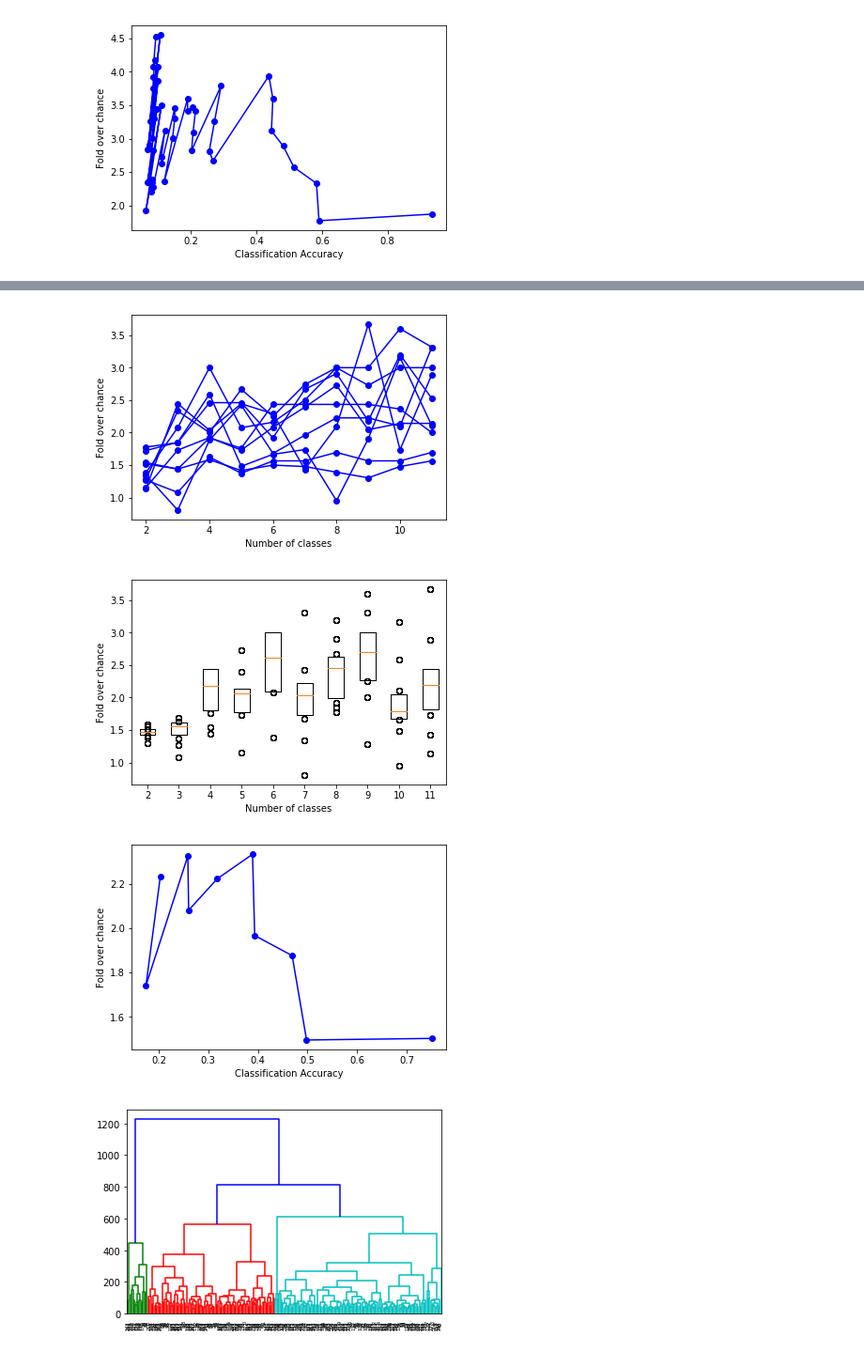
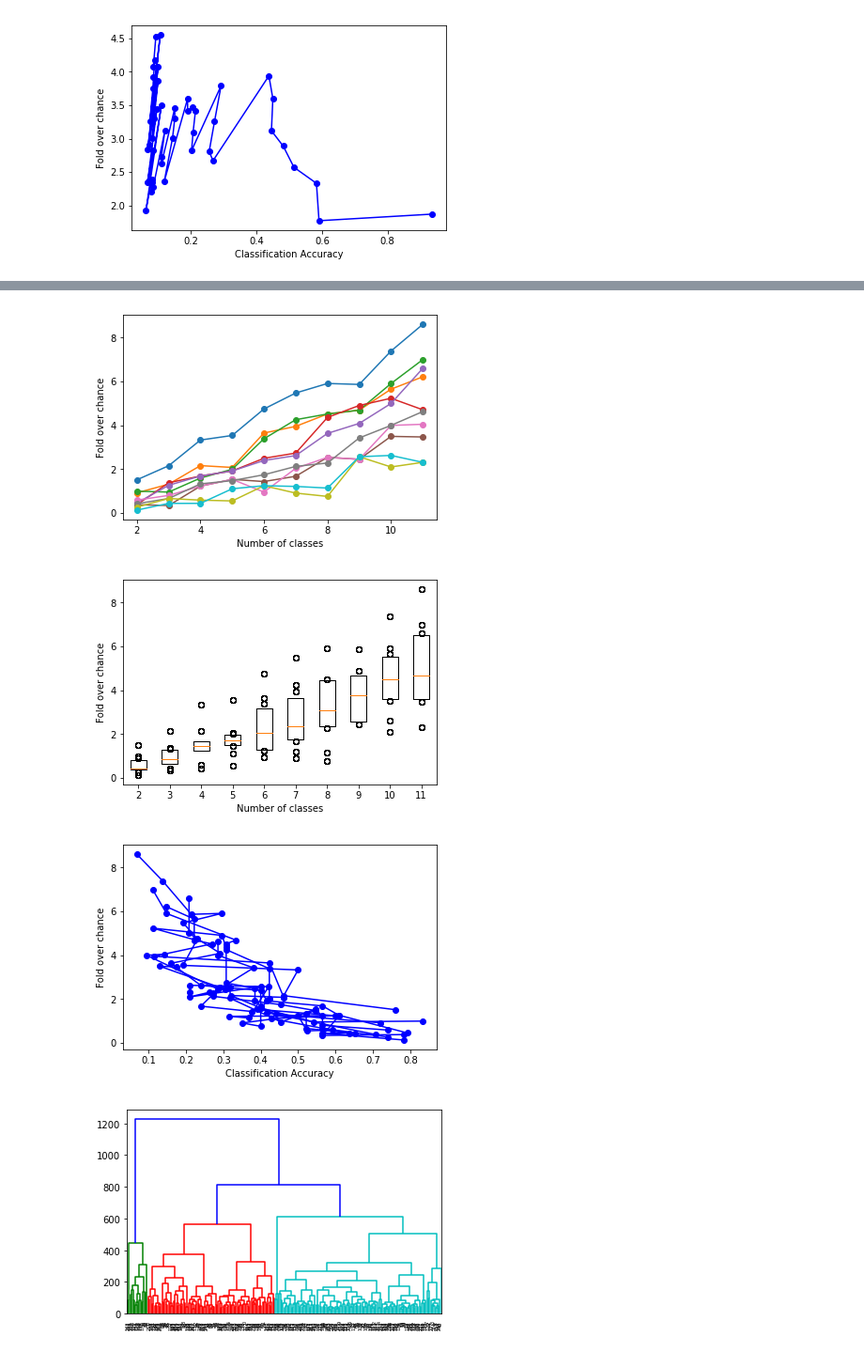
Before and after one commit to BouchardLab/ML_4_prec_prognosis, a Jupyter notebook: bin/outcome_clustering_plot.ipynb, the cells around one changed output, grey strips where cells are left out. Shown at 94% size. Drawn from its saved outputs; the diff is of its cells as text; code cells hidden in the pictures.

Commit message:
umap plots

```diff
--- a/bin/outcome_clustering_plot.ipynb
+++ b/bin/outcome_clustering_plot.ipynb
@@ -95,0 +141,5 @@ plt.show()
+# %%
+for ii, x in enumerate(filtered_outcome):
+    print(x[ii])
+    new = x[ii]*new_ranges
+#     print(new)
@@ -95,0 +157,5 @@ plt.show()
+# %%
+arr = []
+for ii,x in enumerate(filtered_outcome):
+    new = x[ii]*new_ranges
+    arr.append(new)
@@ -96,31 +199,35 @@ plt.show()
+# %%
+new_filter = np.zeros((10,10))
+for x in range(10):
+    new_filter[:,x] = filtered_outcome[x]*new_ranges
 # %%
 plt.figure()
-plt.plot(new_ranges, filtered_outcome.T*new_ranges, 'bo', linestyle = '-')
+plt.plot(new_ranges, new_filter, 'o', linestyle = '-')
 plt.xlabel('Number of classes')
 plt.ylabel('Fold over chance')
-plt.savefig('/Users/ahyeon/Desktop/activ/bin/outcome_filtered_mean_plot.pdf')
+plt.savefig('/Users/ahyeon/Desktop/activ/bin/outcome_10cv_norm.pdf')
 plt.show()
 # %% [output]
-[figure, old version]
+[figure, new version]
 # %%
 plt.figure()
 for x in new_ranges:
-    plt.boxplot(filtered_outcome.T*new_ranges, whis=[25,75], positions=new_ranges)
+    plt.boxplot(new_filter.T, whis=[25,75], positions=new_ranges)
 plt.xlabel('Number of classes')
 plt.ylabel('Fold over chance')
-plt.savefig('/Users/ahyeon/Desktop/activ/bin/outcome_filtered_mean_boxplot.pdf')
+plt.savefig('/Users/ahyeon/Desktop/activ/bin/outcome_10cv_norm_boxplot.pdf')
 plt.show()
 # %% [output]
-[figure, old version]
+[figure, new version]
 # %%
 plt.figure()
-plt.plot(filtered_outcome, filtered_outcome*new_ranges, 'bo', linestyle = '-')
+plt.plot(filtered_outcome, new_filter, 'bo', linestyle = '-')
 plt.xlabel('Classification Accuracy')
 plt.ylabel('Fold over chance')
 plt.savefig('/Users/ahyeon/Desktop/activ/bin/filtered_acc_vs_filtered_norm_acc.pdf')
 plt.show()
 # %% [output]
-[figure, old version]
+[figure, new version]
 # %%
 Z = hierarchy.linkage(data_oc.T, 'ward', optimal_ordering=True)
 plt.figure()
```
Also changed, not shown: parts of 34 cells of this notebook, 1 other file.
